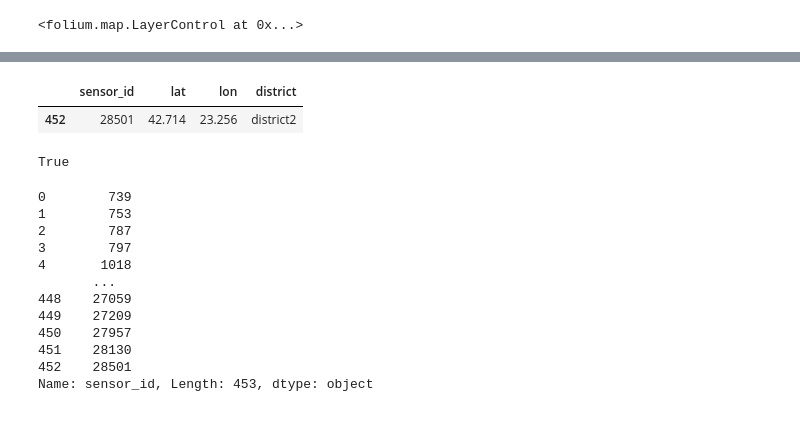
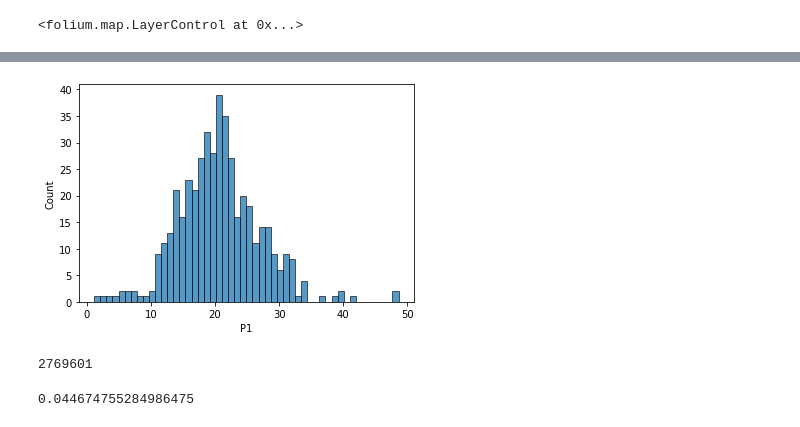
Before and after one commit to Matthew-Hoyle/SofiaAirQuality, a Jupyter notebook: AssignSensorDistricts.ipynb, the cells around one changed output, grey strips where cells are left out. Saved outputs shown, nothing was run; the diff lists cells and outputs as text; code cells hidden in the pictures.

Commit message:
working on mapping with real data

```diff
--- a/AssignSensorDistricts.ipynb
+++ b/AssignSensorDistricts.ipynb
@@ -80,0 +100,22 @@ with open("Sofia_GeoMapping.json", 'r') as j:
+# %%
+sensor_districts = {}
+district_names = []
+for i in range(test_data.shape[0]):
+
+    point_coords = (float(sensor_latlong[sensor_latlong['sensor_id'] == test_data['sensor_id'][i]]['lon']),
+                    float(sensor_latlong[sensor_latlong['sensor_id'] == test_data['sensor_id'][i]]['lat'])) # Vitosha
+
+    districts_ = []
+
+    for district in SofiaGeoMap['features']:
+        district_name = district['id']
+        district_names.append(district_name)
+        poly_object = Polygon(district['geometry']['coordinates'][0])
+        bool_dist = poly_object.contains(Point(point_coords))
+
+        if bool_dist:
+            districts_.append(district_name)
+
+    sensor_districts[str(test_data['sensor_id'][i])] = districts_
+
+    district_names = list(set(district_names))
@@ -80,0 +194,4 @@ with open("Sofia_GeoMapping.json", 'r') as j:
+# %%
+sofia_subset = sofia_dataset[sofia_dataset['P2'] <= 80.67]
+# %%
+sofia_grouped = sofia_subset.drop(['location', 'timestamp'], axis = 1).groupby('sensor_id').mean().reset_index()
@@ -80,0 +214,3 @@ with open("Sofia_GeoMapping.json", 'r') as j:
+# %%
+sofia_grouped['district'] = sofia_grouped['sensor_id'].astype(str)
+sofia_grouped['district'] = sofia_grouped['district'].replace(sensor_districts)
@@ -238,24 +326,13 @@ testing['district'] = testing['district'].replace(new_dict)
-# %%
-testing[testing['sensor_id'].astype(str).isin(new_dict.keys())]
-# %% [output]
-|  | sensor_id | lat | lon | district |
-| 452 | 28501 | 42.714 | 23.256 | district2 |
-# %%
-"5468" in new_dict.keys()
-# %% [output]
-True
-# %%
-testing['sensor_id'].astype(str)
-# %% [output]
-0        739
-1        753
-2        787
-3        797
-4       1018
-       ...
-448    27059
-449    27209
-450    27957
-451    28130
-452    28501
-Name: sensor_id, Length: 453, dtype: object
+# %%
+sns.histplot(x = 'P1', data = sofia_grouped, bins = 50)
+plt.show()
+# %% [output]
+[figure, added]
+# %%
+sofia_dataset[sofia_dataset['P1'] > 100].shape[0]
+# %% [output]
+2769601
+# %%
+sofia_dataset[sofia_dataset['P1'] > 100].shape[0]/sofia_dataset.shape[0]
+# %% [output]
+0.044674755284986475
```
Also changed, not shown: parts of 47 cells of this notebook, 1 other file.
